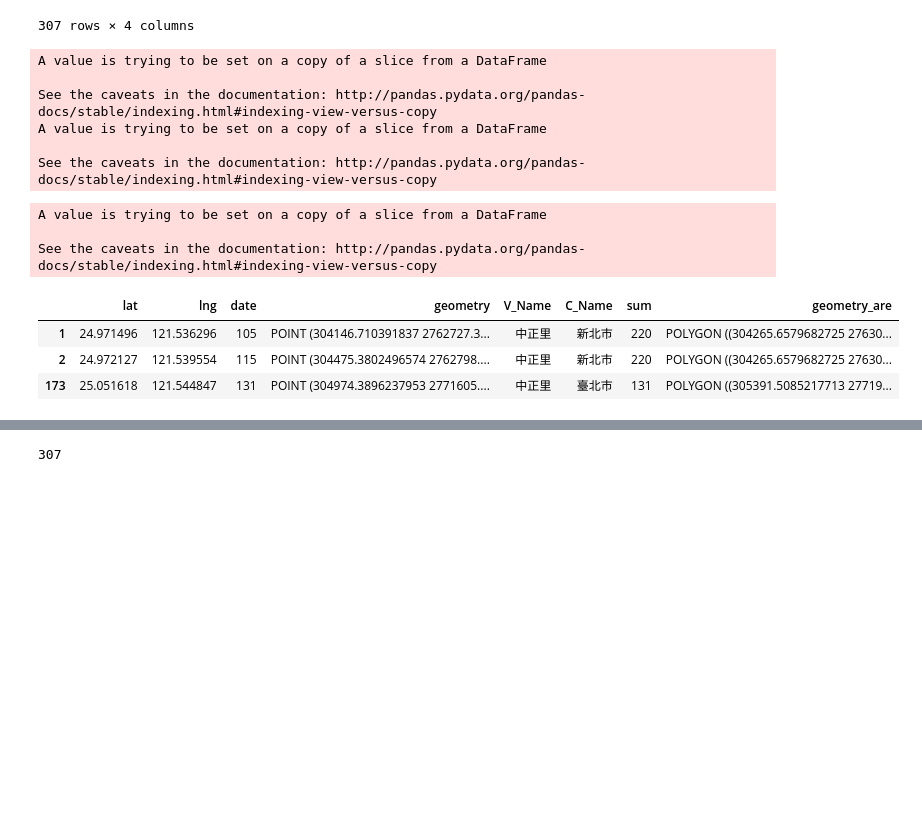
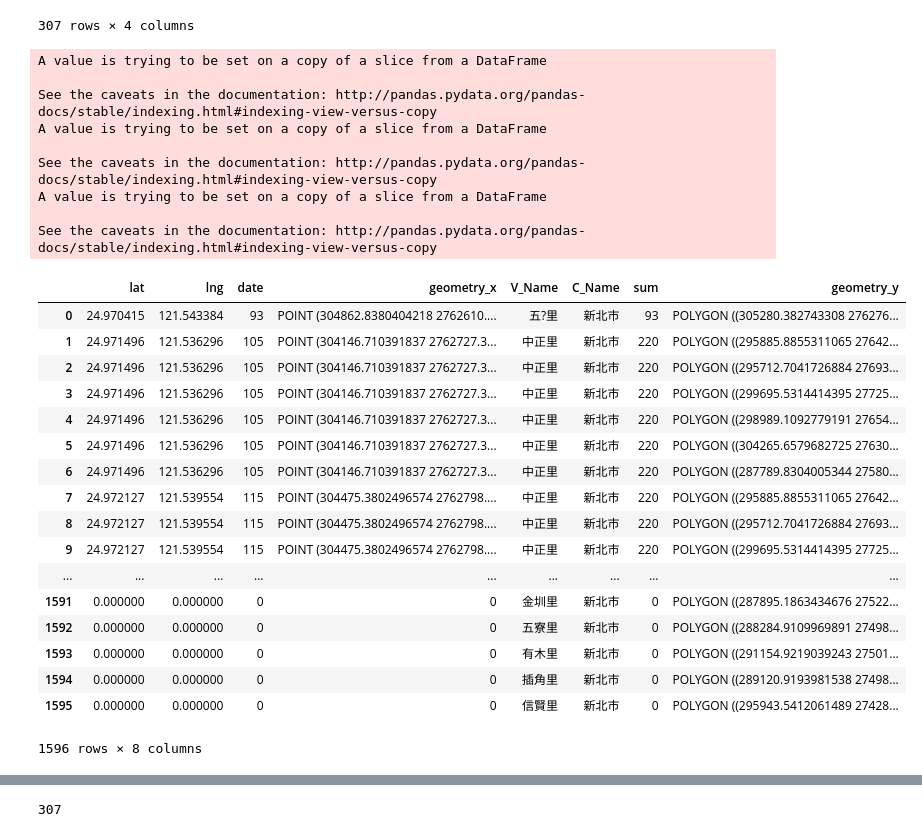
Before and after one commit to jlSche/DataScience, a Jupyter notebook: pyDir/youbike_with_geopandas.ipynb, the cells around one changed output, grey strips where cells are left out. Drawn from its saved outputs; the diff is of its cells as text; code cells hidden in the pictures; blank space fills up the shorter version.

```diff
--- a/pyDir/youbike_with_geopandas.ipynb
+++ b/pyDir/youbike_with_geopandas.ipynb
@@ -71,7 +71,8 @@ youbike_geometry
 # %%
 youbike_geometry['V_Name'] = None
 youbike_geometry['C_Name'] = None
-youbike_geometry['geometry_are'] = None
+youbike_geometry['geometry_area'] = None
+youbike_geometry['sum'] = 0
 for b_idx, b_row in youbike_geometry.iterrows():
     #print 'checking', b_idx,
     for v_idx, v_row in taipei_villages_shp.iterrows():
@@ -79,7 +80,7 @@ for b_idx, b_row in youbike_geometry.iterrows():
             #print youbike_geometry['V_Name'][b_idx], 'is in', v_row['V_Name']
             youbike_geometry['V_Name'][b_idx] = v_row['V_Name']
             youbike_geometry['C_Name'][b_idx] = v_row['C_Name']
-            youbike_geometry['geometry_are'][b_idx] = v_row['geometry']
+            youbike_geometry['geometry_area'][b_idx] = v_row['geometry']
     #mark if the village has no youbike station: youbike_geometry['sum'] = 0
 # %% [output]
 A value is trying to be set on a copy of a slice from a DataFrame
@@ -88,15 +89,8 @@ See the caveats in the documentation: http://pandas.pydata.org/pandas-docs/stabl
 A value is trying to be set on a copy of a slice from a DataFrame
 
 See the caveats in the documentation: http://pandas.pydata.org/pandas-docs/stable/indexing.html#indexing-view-versus-copy
+A value is trying to be set on a copy of a slice from a DataFrame
+
+See the caveats in the documentation: http://pandas.pydata.org/pandas-docs/stable/indexing.html#indexing-view-versus-copy
-A value is trying to be set on a copy of a slice from a DataFrame
-
-See the caveats in the documentation: http://pandas.pydata.org/pandas-docs/stable/indexing.html#indexing-view-versus-copy
 # %%
 youbike_geometry['sum'] = youbike_geometry.groupby(by=['C_Name','V_Name'])['date'].transform('sum')
-# %%
-youbike_geometry[youbike_geometry['V_Name']==u'中正里']
-# %% [output]
-|  | lat | lng | date | geometry | V_Name | C_Name | sum | geometry_are |
-| 1 | 24.971496 | 121.536296 | 105 | POINT (304146.710391837 2762727.3... | 中正里 | 新北市 | 220 | POLYGON ((304265.6579682725 27630... |
-| 2 | 24.972127 | 121.539554 | 115 | POINT (304475.3802496574 2762798.... | 中正里 | 新北市 | 220 | POLYGON ((304265.6579682725 27630... |
-| 173 | 25.051618 | 121.544847 | 131 | POINT (304974.3896237953 2771605.... | 中正里 | 臺北市 | 131 | POLYGON ((305391.5085217713 27719... |
@@ -103,3 +101,24 @@ youbike_geometry[youbike_geometry['V_Name']==u'中正里']
+# %%
+merged_df
+# %% [output]
+|  | lat | lng | date | geometry_x | V_Name | C_Name | sum | geometry_y |
+| 0 | 24.970415 | 121.543384 | 93 | POINT (304862.8380404218 2762610.... | 五?里 | 新北市 | 93 | POLYGON ((305280.382743308 276276... |
+| 1 | 24.971496 | 121.536296 | 105 | POINT (304146.710391837 2762727.3... | 中正里 | 新北市 | 220 | POLYGON ((295885.8855311065 27642... |
+| 2 | 24.971496 | 121.536296 | 105 | POINT (304146.710391837 2762727.3... | 中正里 | 新北市 | 220 | POLYGON ((295712.7041726884 27693... |
+| 3 | 24.971496 | 121.536296 | 105 | POINT (304146.710391837 2762727.3... | 中正里 | 新北市 | 220 | POLYGON ((299695.5314414395 27725... |
+| 4 | 24.971496 | 121.536296 | 105 | POINT (304146.710391837 2762727.3... | 中正里 | 新北市 | 220 | POLYGON ((298989.1092779191 27654... |
+| 5 | 24.971496 | 121.536296 | 105 | POINT (304146.710391837 2762727.3... | 中正里 | 新北市 | 220 | POLYGON ((304265.6579682725 27630... |
+| 6 | 24.971496 | 121.536296 | 105 | POINT (304146.710391837 2762727.3... | 中正里 | 新北市 | 220 | POLYGON ((287789.8304005344 27580... |
+| 7 | 24.972127 | 121.539554 | 115 | POINT (304475.3802496574 2762798.... | 中正里 | 新北市 | 220 | POLYGON ((295885.8855311065 27642... |
+| 8 | 24.972127 | 121.539554 | 115 | POINT (304475.3802496574 2762798.... | 中正里 | 新北市 | 220 | POLYGON ((295712.7041726884 27693... |
+| 9 | 24.972127 | 121.539554 | 115 | POINT (304475.3802496574 2762798.... | 中正里 | 新北市 | 220 | POLYGON ((299695.5314414395 27725... |
+| ... | ... | ... | ... | ... | ... | ... | ... | ... |
+| 1591 | 0.000000 | 0.000000 | 0 | 0 | 金圳里 | 新北市 | 0 | POLYGON ((287895.1863434676 27522... |
+| 1592 | 0.000000 | 0.000000 | 0 | 0 | 五寮里 | 新北市 | 0 | POLYGON ((288284.9109969891 27498... |
+| 1593 | 0.000000 | 0.000000 | 0 | 0 | 有木里 | 新北市 | 0 | POLYGON ((291154.9219039243 27501... |
+| 1594 | 0.000000 | 0.000000 | 0 | 0 | 插角里 | 新北市 | 0 | POLYGON ((289120.9193981538 27498... |
+| 1595 | 0.000000 | 0.000000 | 0 | 0 | 信賢里 | 新北市 | 0 | POLYGON ((295943.5412061489 27428... |
+1596 rows × 8 columns
 # %%
 %pylab inline
 pylab.rcParams['figure.figsize'] = (20.0, 20.0)
```
Also changed, not shown: parts of 3 cells of this notebook.
